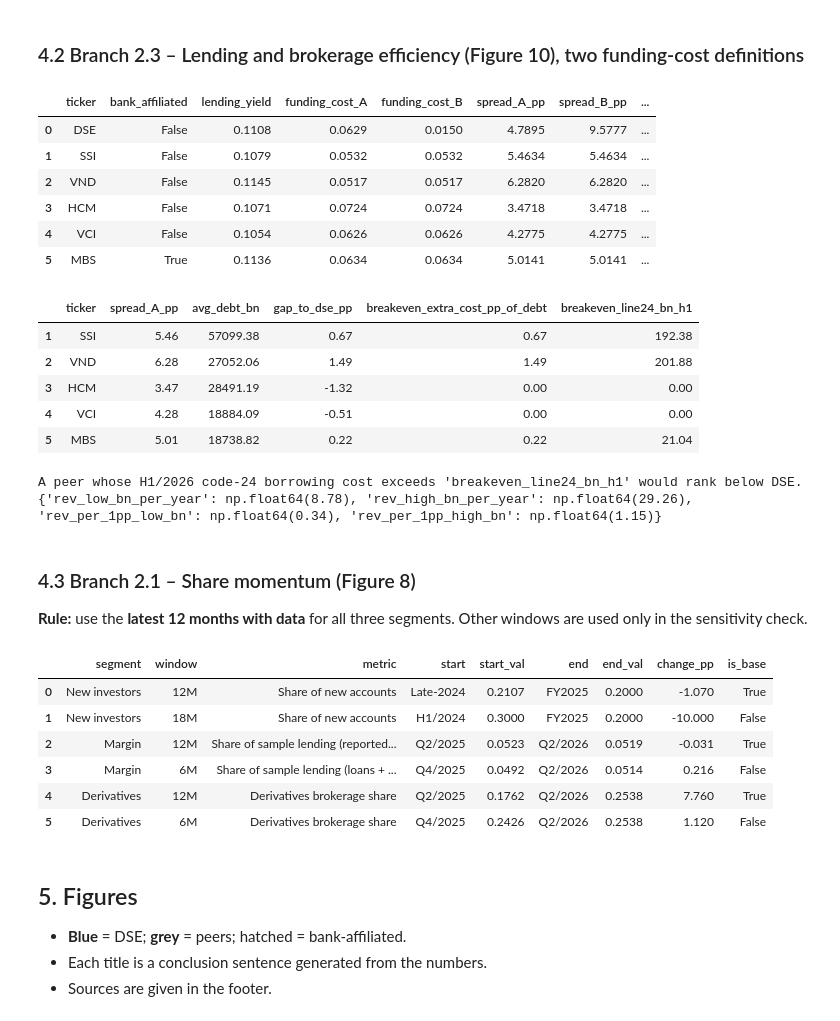
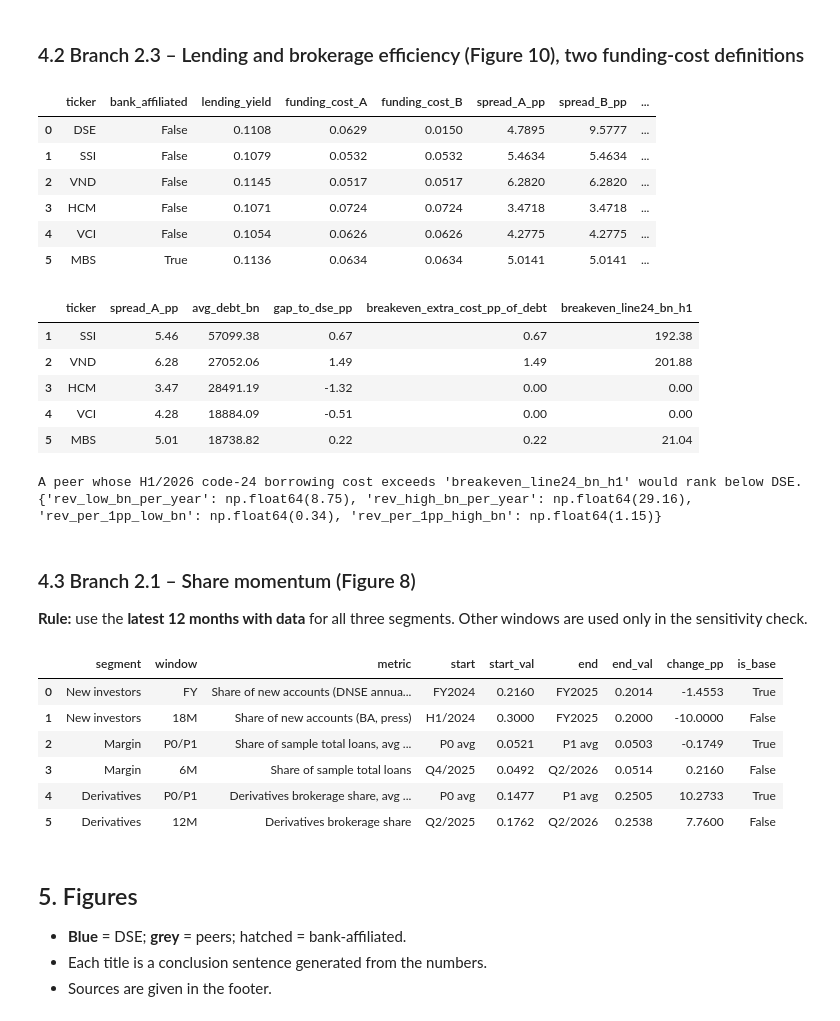
Before and after one commit to Xx-Pumpkin-xX/fba_roadto30_2026, a Jupyter notebook: notebook/B1_axis2_supply_side.ipynb, the cells around one changed output. Saved outputs shown, nothing was run; the diff lists cells and outputs as text; code cells hidden in the pictures.

```diff
--- a/notebook/B1_axis2_supply_side.ipynb
+++ b/notebook/B1_axis2_supply_side.ipynb
@@ -405,6 +477,10 @@ be.to_csv(CLEAN / "2.3_peer_breakeven_line24.csv", index=False)
 display(be.round(2))
 print("A peer whose H1/2026 code-24 borrowing cost exceeds 'breakeven_line24_bn_h1' would rank below DSE.")
 
+DERIV_SHARE = dse_ds["Q2/2026"]
+sides_year = p["matched_contracts_h1_26"] * DERIV_SHARE * p["side_factor"] * p["annualisation"]
+log("D21", "2.3_Derivatives", "G3", "Two derivatives-share figures (25.38% Q2/2026 and 25.47% H1/2026)",
+    "Use 25.38% only (Q2/2026, same quarterly HNX source as momentum)", p["dse_share_h1_26"], round(DERIV_SHARE, 4))
 deriv_rev = {
     "rev_low_bn_per_year":  sides_year * fee.fee_vnd.min() / 1e9,
     "rev_high_bn_per_year": sides_year * fee.fee_vnd.max() / 1e9,
@@ -427,43 +503,41 @@ print({k: round(x, 2) for k, x in deriv_rev.items()})
 | 4 | VCI | 4.28 | 18884.09 | -0.51 | 0.00 | 0.00 |
 | 5 | MBS | 5.01 | 18738.82 | 0.22 | 0.22 | 21.04 |
 A peer whose H1/2026 code-24 borrowing cost exceeds 'breakeven_line24_bn_h1' would rank below DSE.
-{'rev_low_bn_per_year': np.float64(8.78), 'rev_high_bn_per_year': np.float64(29.26), 'rev_per_1pp_low_bn': np.float64(0.34), 'rev_per_1pp_high_bn': np.float64(1.15)}
+{'rev_low_bn_per_year': np.float64(8.75), 'rev_high_bn_per_year': np.float64(29.16), 'rev_per_1pp_low_bn': np.float64(0.34), 'rev_per_1pp_high_bn': np.float64(1.15)}
 # %% [markdown]
 ### 4.3 Branch 2.1 – Share momentum (Figure 8)
 
 **Rule:** use the **latest 12 months with data** for all three segments. Other windows are used only in the sensitivity check.
 # %%
-mh_share = mh[mh.ticker == "DSE"].set_index("quarter").eval("margin_bn / sample_total")
-
-lend_share = {
-    "Q4/2025": L.at["DSE", "lending_q4_25"] / L.lending_q4_25.sum(),
-    "Q2/2026": L.at["DSE", "lending_q2_26"] / L.lending_q2_26.sum(),
-}
+mh_share = tl[tl.ticker == "DSE"].set_index("quarter").share.reindex(["Q4/2024", "Q2/2025", "Q4/2025", "Q2/2026"])
+lend_share = {"Q4/2025": mh_share["Q4/2025"], "Q2/2026": mh_share["Q2/2026"]}
 a = acq.set_index("period_label").new_account_share
+ao = acq_off.set_index("period").share
+P0Q, P1Q = ["Q4/2024", "Q1/2025", "Q2/2025"], ["Q4/2025", "Q1/2026", "Q2/2026"]
 
 def mrow(seg, window, metric, s, s_val, e, e_val, base):
     return dict(segment=seg, window=window, metric=metric, start=s, start_val=s_val,
                 end=e, end_val=e_val, change_pp=(e_val - s_val) * 100, is_base=base)
 
 mom_all = pd.DataFrame([
-    mrow("New investors", "12M", "Share of new accounts", "Late-2024", a["Late-2024"], "FY2025", a["FY/2025"], True),
-    mrow("New investors", "18M", "Share of new accounts", "H1/2024", a["H1/2024"], "FY2025", a["FY/2025"], False),
-    mrow("Margin", "12M", "Share of sample lending (reported series)", "Q2/2025", mh_share["Q2/2025"], "Q2/2026", mh_share["Q2/2026"], True),
-    mrow("Margin", "6M", "Share of sample lending (loans + advances)", "Q4/2025", lend_share["Q4/2025"], "Q2/2026", lend_share["Q2/2026"], False),
-    mrow("Derivatives", "12M", "Derivatives brokerage share", "Q2/2025", dse_ds["Q2/2025"], "Q2/2026", dse_ds["Q2/2026"], True),
-    mrow("Derivatives", "6M", "Derivatives brokerage share", "Q4/2025", dse_ds["Q4/2025"], "Q2/2026", dse_ds["Q2/2026"], False),
+    mrow("New investors", "FY", "Share of new accounts (DNSE annual reports)", "FY2024", ao["FY2024"], "FY2025", ao["FY2025"], True),
+    mrow("New investors", "18M", "Share of new accounts (BA, press)", "H1/2024", a["H1/2024"], "FY2025", a["FY/2025"], False),
+    mrow("Margin", "P0/P1", "Share of sample total loans, avg P0 vs avg P1", "P0 avg", mh_share[["Q4/2024", "Q2/2025"]].mean(), "P1 avg", mh_share[["Q4/2025", "Q2/2026"]].mean(), True),
+    mrow("Margin", "6M", "Share of sample total loans", "Q4/2025", mh_share["Q4/2025"], "Q2/2026", mh_share["Q2/2026"], False),
+    mrow("Derivatives", "P0/P1", "Derivatives brokerage share, avg P0 vs avg P1", "P0 avg", dse_ds[P0Q].mean(), "P1 avg", dse_ds[P1Q].mean(), True),
+    mrow("Derivatives", "12M", "Derivatives brokerage share", "Q2/2025", dse_ds["Q2/2025"], "Q2/2026", dse_ds["Q2/2026"], False),
 ])
 mom_all.to_csv(CLEAN / "2.1_momentum.csv", index=False)
 momentum = mom_all[mom_all.is_base].reset_index(drop=True)
 display(mom_all.round(4))
 # %% [output]
 |  | segment | window | metric | start | start_val | end | end_val | change_pp | is_base |
-| 0 | New investors | 12M | Share of new accounts | Late-2024 | 0.2107 | FY2025 | 0.2000 | -1.070 | True |
-| 1 | New investors | 18M | Share of new accounts | H1/2024 | 0.3000 | FY2025 | 0.2000 | -10.000 | False |
-| 2 | Margin | 12M | Share of sample lending (reported... | Q2/2025 | 0.0523 | Q2/2026 | 0.0519 | -0.031 | True |
-| 3 | Margin | 6M | Share of sample lending (loans + ... | Q4/2025 | 0.0492 | Q2/2026 | 0.0514 | 0.216 | False |
-| 4 | Derivatives | 12M | Derivatives brokerage share | Q2/2025 | 0.1762 | Q2/2026 | 0.2538 | 7.760 | True |
-| 5 | Derivatives | 6M | Derivatives brokerage share | Q4/2025 | 0.2426 | Q2/2026 | 0.2538 | 1.120 | False |
+| 0 | New investors | FY | Share of new accounts (DNSE annua... | FY2024 | 0.2160 | FY2025 | 0.2014 | -1.4553 | True |
+| 1 | New investors | 18M | Share of new accounts (BA, press) | H1/2024 | 0.3000 | FY2025 | 0.2000 | -10.0000 | False |
+| 2 | Margin | P0/P1 | Share of sample total loans, avg ... | P0 avg | 0.0521 | P1 avg | 0.0503 | -0.1749 | True |
+| 3 | Margin | 6M | Share of sample total loans | Q4/2025 | 0.0492 | Q2/2026 | 0.0514 | 0.2160 | False |
+| 4 | Derivatives | P0/P1 | Derivatives brokerage share, avg ... | P0 avg | 0.1477 | P1 avg | 0.2505 | 10.2733 | True |
+| 5 | Derivatives | 12M | Derivatives brokerage share | Q2/2025 | 0.1762 | Q2/2026 | 0.2538 | 7.7600 | False |
 # %% [markdown]
 ## 5. Figures
 
```
Also changed, not shown: parts of 19 cells of this notebook, 26 other files.
